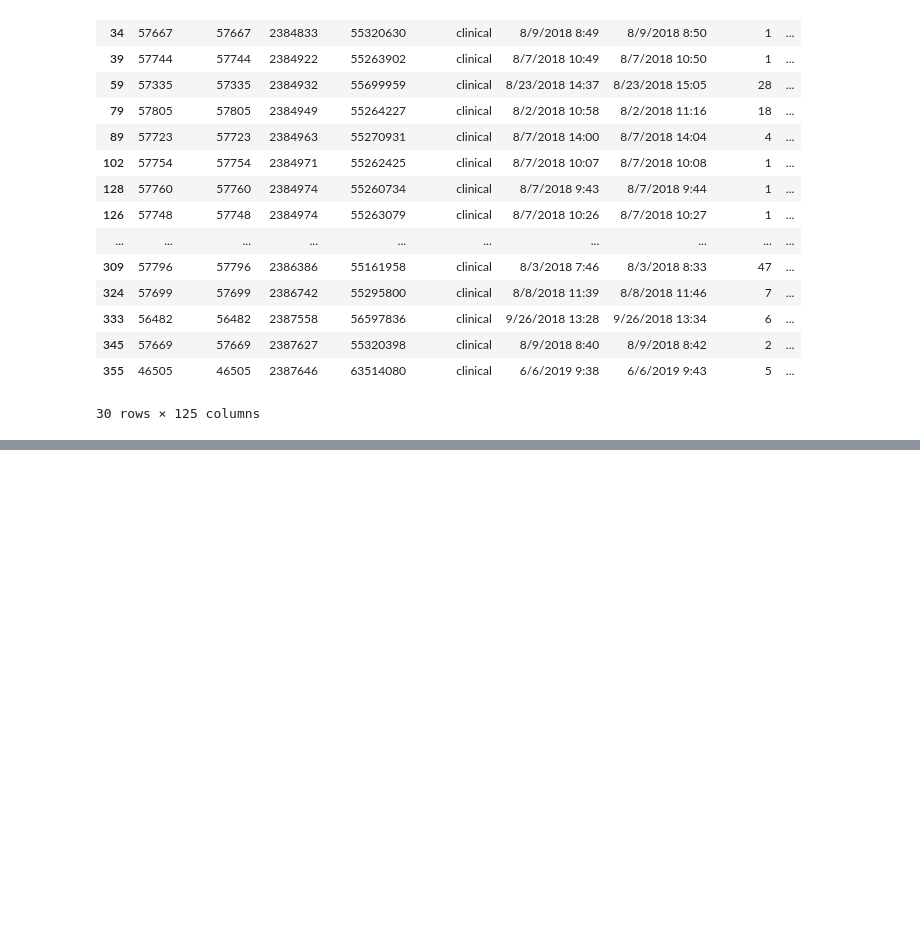
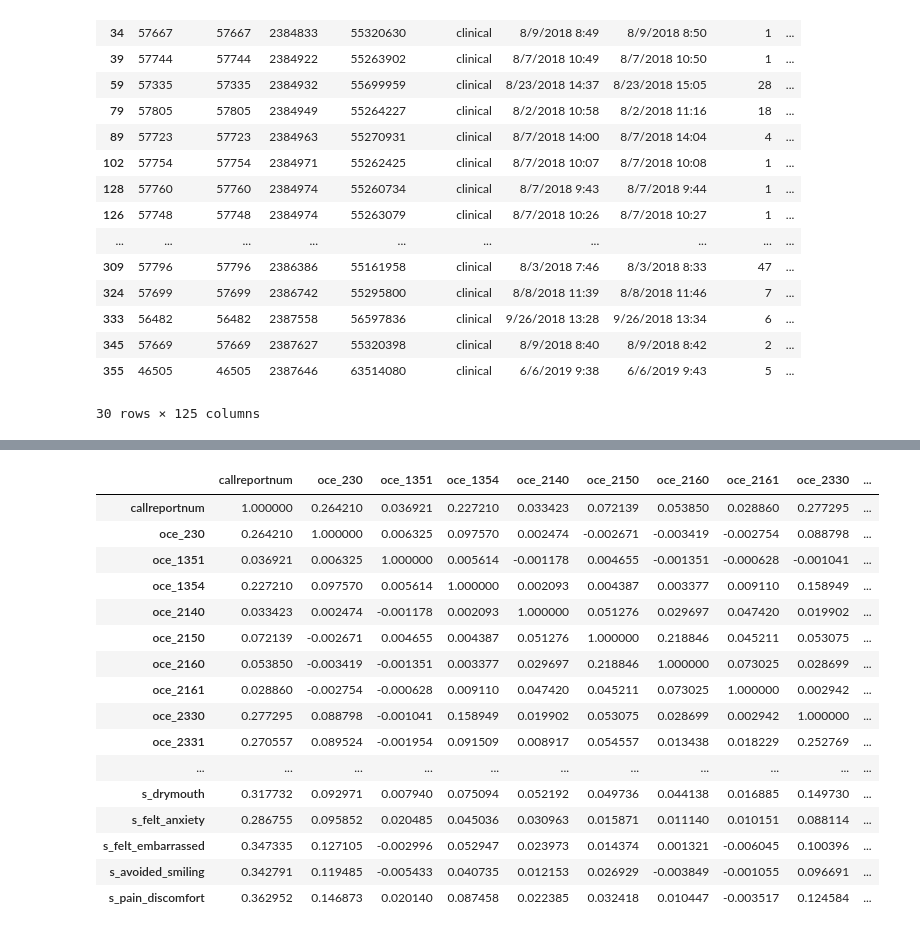
Before and after one commit to Rhunsilval/smile_on_python, a Jupyter notebook: notebooks/02_smileon_exploration.ipynb, the cells around one changed output, grey strips where cells are left out. Drawn from its saved outputs; the diff is of its cells as text; code cells hidden in the pictures; blank space fills up the shorter version.

```diff
--- a/notebooks/02_smileon_exploration.ipynb
+++ b/notebooks/02_smileon_exploration.ipynb
@@ -361,2 +381,41 @@ smileon.head()
+# %%
+visual_smileon = smileon[[
+    'patient_id',
+    'callreportnum',
+    'reportversion',
+    'oce_230',
+    'oce_1351','oce_1354',
+    'oce_2140','oce_2150','oce_2160','oce_2161','oce_2330','oce_2331','oce_2332','oce_2335','oce_2390','oce_2391','oce_2392',
+    'oce_2393','oce_2394','oce_2915','oce_2920','oce_2933','oce_2940','oce_2954','oce_2980',
+    'oce_3220',
+    'oce_4341',
+    'oce_6930','oce_6980',
+    'oce_7111','oce_7210','oce_7220','oce_7230','oce_7240','oce_7241','oce_7250','oce_7261','oce_7286','oce_7310',
+    'oce_7311','oce_7321','oce_7410','oce_7411', 'oce_7471', 'oce_7510', 'oce_7971', 'oce_7972',
+    'oce_9110', 'oce_9951',
+    's_difficulty_eating','s_difficulty_speaking','s_drymouth','s_felt_anxiety','s_felt_embarrassed','s_avoided_smiling','s_pain_discomfort'
+]]
+# %%
+visual_smileon = visual_smileon.groupby(visual_smileon.patient_id).sum()
+# %%
+visual_smileon.corr()
+# %% [output]
+|  | callreportnum | oce_230 | oce_1351 | oce_1354 | oce_2140 | oce_2150 | oce_2160 | oce_2161 | oce_2330 | ... |
+| callreportnum | 1.000000 | 0.264210 | 0.036921 | 0.227210 | 0.033423 | 0.072139 | 0.053850 | 0.028860 | 0.277295 | ... |
+| oce_230 | 0.264210 | 1.000000 | 0.006325 | 0.097570 | 0.002474 | -0.002671 | -0.003419 | -0.002754 | 0.088798 | ... |
+| oce_1351 | 0.036921 | 0.006325 | 1.000000 | 0.005614 | -0.001178 | 0.004655 | -0.001351 | -0.000628 | -0.001041 | ... |
+| oce_1354 | 0.227210 | 0.097570 | 0.005614 | 1.000000 | 0.002093 | 0.004387 | 0.003377 | 0.009110 | 0.158949 | ... |
+| oce_2140 | 0.033423 | 0.002474 | -0.001178 | 0.002093 | 1.000000 | 0.051276 | 0.029697 | 0.047420 | 0.019902 | ... |
+| oce_2150 | 0.072139 | -0.002671 | 0.004655 | 0.004387 | 0.051276 | 1.000000 | 0.218846 | 0.045211 | 0.053075 | ... |
+| oce_2160 | 0.053850 | -0.003419 | -0.001351 | 0.003377 | 0.029697 | 0.218846 | 1.000000 | 0.073025 | 0.028699 | ... |
+| oce_2161 | 0.028860 | -0.002754 | -0.000628 | 0.009110 | 0.047420 | 0.045211 | 0.073025 | 1.000000 | 0.002942 | ... |
+| oce_2330 | 0.277295 | 0.088798 | -0.001041 | 0.158949 | 0.019902 | 0.053075 | 0.028699 | 0.002942 | 1.000000 | ... |
+| oce_2331 | 0.270557 | 0.089524 | -0.001954 | 0.091509 | 0.008917 | 0.054557 | 0.013438 | 0.018229 | 0.252769 | ... |
+| ... | ... | ... | ... | ... | ... | ... | ... | ... | ... | ... |
+| s_drymouth | 0.317732 | 0.092971 | 0.007940 | 0.075094 | 0.052192 | 0.049736 | 0.044138 | 0.016885 | 0.149730 | ... |
+| s_felt_anxiety | 0.286755 | 0.095852 | 0.020485 | 0.045036 | 0.030963 | 0.015871 | 0.011140 | 0.010151 | 0.088114 | ... |
+| s_felt_embarrassed | 0.347335 | 0.127105 | -0.002996 | 0.052947 | 0.023973 | 0.014374 | 0.001321 | -0.006045 | 0.100396 | ... |
+| s_avoided_smiling | 0.342791 | 0.119485 | -0.005433 | 0.040735 | 0.012153 | 0.026929 | -0.003849 | -0.001055 | 0.096691 | ... |
+| s_pain_discomfort | 0.362952 | 0.146873 | 0.020140 | 0.087458 | 0.022385 | 0.032418 | 0.010447 | -0.003517 | 0.124584 | ... |
 # %%
 #let's play with this dtale tool that robert found!
```
Also changed, not shown: parts of 14 cells of this notebook, 1 other file.
